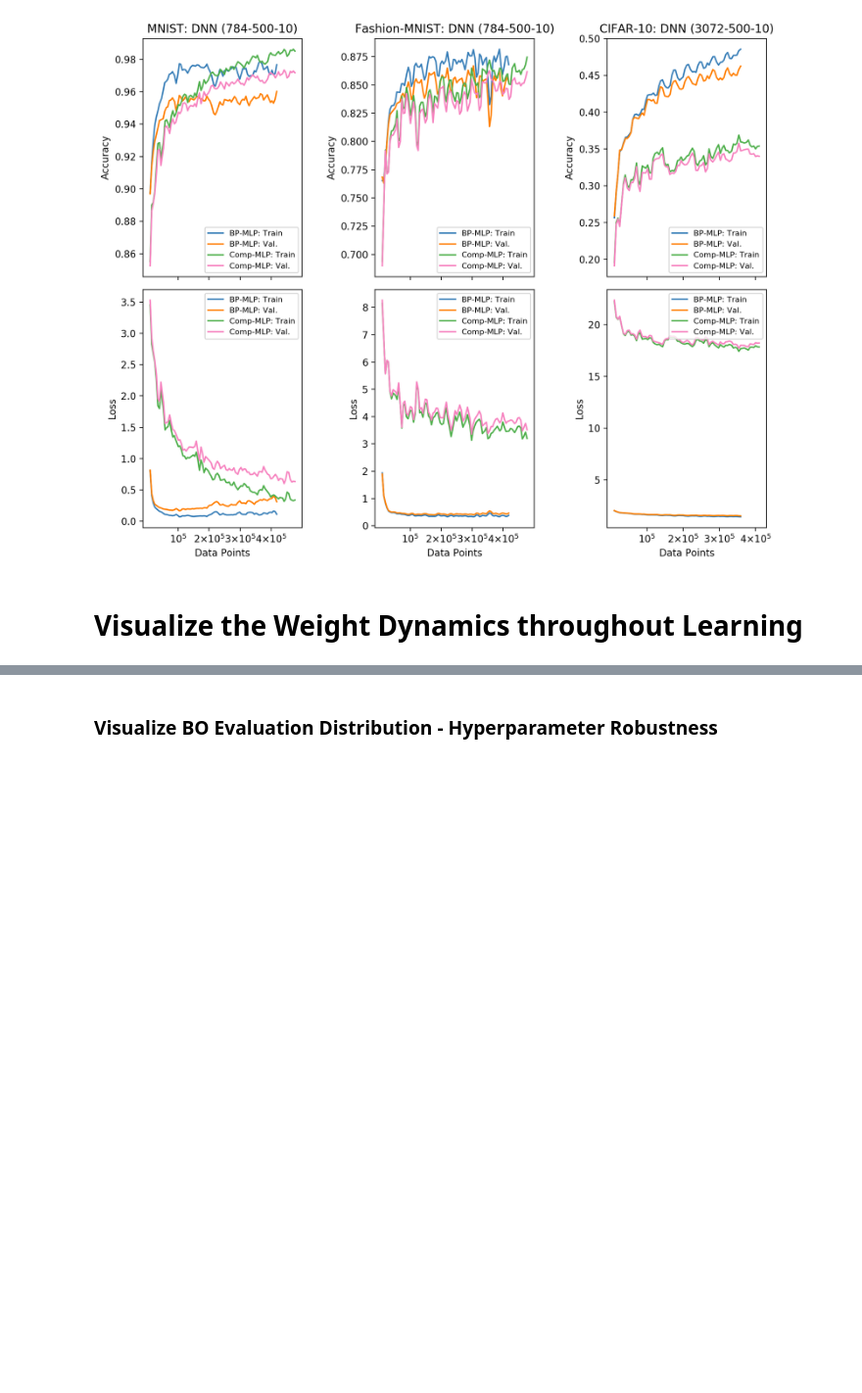
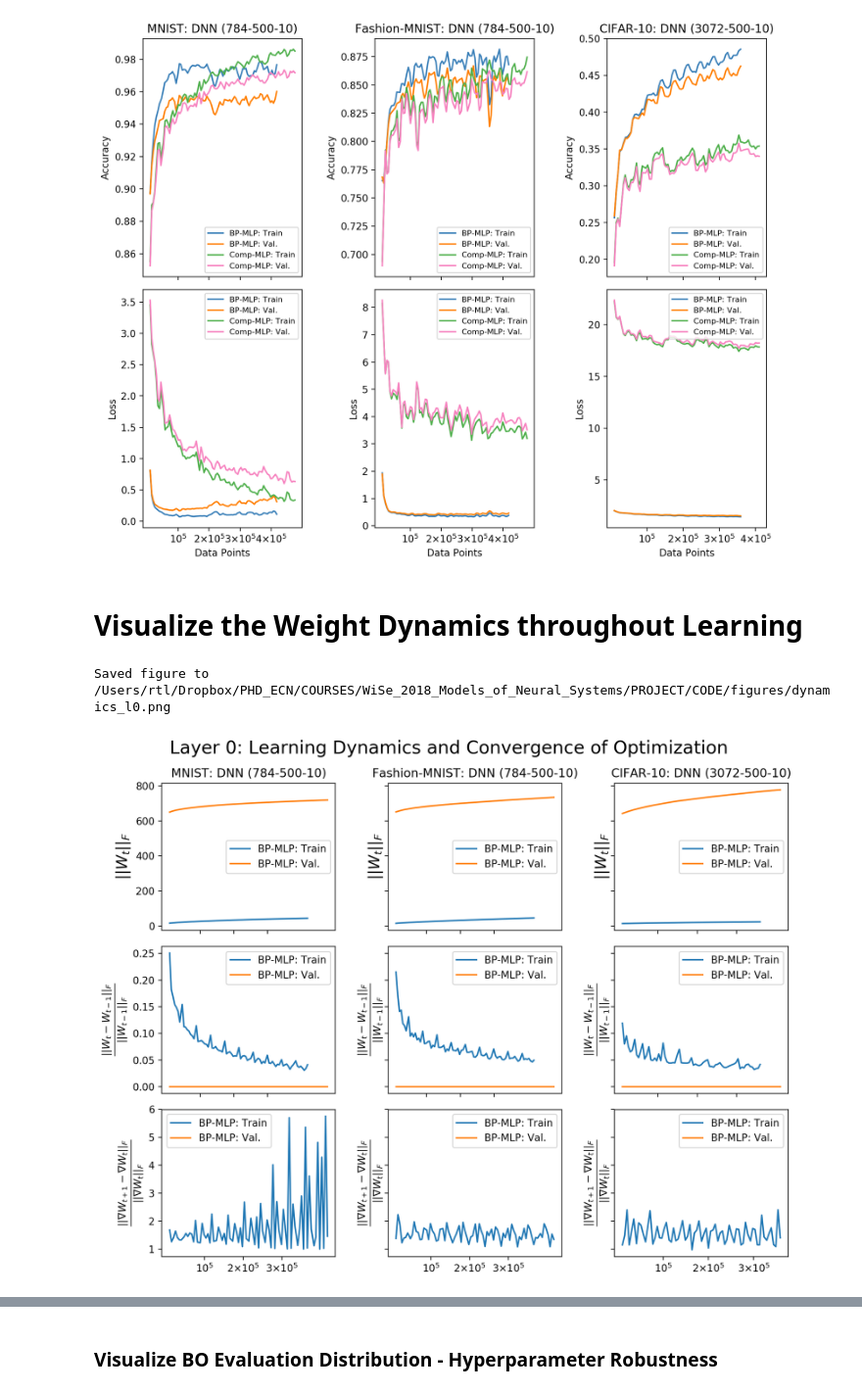
Before and after one commit to RobertTLange/Bio-Plausible-DeepLearning, a Jupyter notebook: workspace_viz.ipynb, the cells around one changed output, grey strips where cells are left out. Shown at 98% size. Cells and saved outputs as stored; diff of their text form; code cells hidden in the pictures; blank space fills up the shorter version.

Commit message:
Log 20/01/19b - Learning Dynamics Plot

```diff
--- a/workspace_viz.ipynb
+++ b/workspace_viz.ipynb
@@ -125,7 +112,39 @@ fr_n_weights_grad_ch = [mnist_w_grad_ch, fashion_w_grad_ch, cifar10_w_grad_ch]
+# %%
+wlog_mnist_dnn = os.getcwd() + "/logs/weight_log_mnist_dnn.pkl"
+wlog_fashion_dnn = os.getcwd() + "/logs/weight_log_fashion_dnn.pkl"
+wlog_cifar10_dnn = os.getcwd() + "/logs/weight_log_cifar10_dnn.pkl"
+
+wlog_fnames_dnn = [wlog_mnist_dnn, wlog_fashion_dnn, wlog_cifar10_dnn]
+its_dnn, dnn_w, dnn_w_ch, dnn_w_grad_ch, dnn_b, dnn_b_ch, dnn_b_grad_ch = process_logger_weights(wlog_fnames_dnn)
+
+wlog_mnist_comp_dnn = os.getcwd() + "/logs/weight_log_mnist_guergiev.pkl"
+wlog_fashion_comp_dnn = os.getcwd() + "/logs/weight_log_fashion_guergiev.pkl"
+wlog_cifar10_comp_dnn = os.getcwd() + "/logs/weight_log_cifar10_guergiev.pkl"
+
+wlog_fnames_comp_dnn = [wlog_mnist_comp_dnn, wlog_fashion_comp_dnn, wlog_cifar10_comp_dnn]
+its_comp_dnn, comp_dnn_w, comp_dnn_w_ch, comp_dnn_w_grad_ch = process_guergiev_logger(wlog_fnames_comp_dnn, "weights")
+# %%
+sub_titles = ["MNIST: DNN (784-500-10)",
+              "Fashion-MNIST: DNN (784-500-10)",
+              "CIFAR-10: DNN (3072-500-10)"]
+
+labels = ["BP-MLP: Train", "BP-MLP: Val.",
+          "Comp-MLP: Train", "Comp-MLP: Val.",
+          "BP-CNN: Train", "BP-CNN: Val."]
+
+# Later on - Add cnn to list comprehension
+iters = [[its_dnn[i], its_comp_dnn[i]] for i in range(3)]
+fr_n_weights = [[dnn_w[i], comp_dnn_w[i]] for i in range(3)]
+fr_n_weights_ch = [[dnn_w_ch[i], comp_dnn_w_ch[i]] for i in range(3)]
+fr_n_weights_grad_ch = [[dnn_w_grad_ch[i], comp_dnn_w_grad_ch[i]] for i in range(3)]
 # %%
-plot_weight_dev(its, 0, fr_n_weights, fr_n_weights_ch, fr_n_weights_grad_ch,
+plot_weight_dev(iters, 0, fr_n_weights, fr_n_weights_ch, fr_n_weights_grad_ch,
                 'Layer 0: Learning Dynamics and Convergence of Optimization',
+                sub_titles, labels,
                 save_fname=fig_dir + "/dynamics_l0.png")
+# %% [output]
+Saved figure to /Users/rtl/Dropbox/PHD_ECN/COURSES/WiSe_2018_Models_of_Neural_Systems/PROJECT/CODE/figures/dynamics_l0.png
+[figure, added]
 # %%
 plot_weight_dev(its, 2, fr_n_weights, fr_n_weights_ch, fr_n_weights_grad_ch,
                 'Layer 1: Learning Dynamics and Convergence of Optimization',
```
Also changed, not shown: parts of 4 cells of this notebook, 6 other files.
